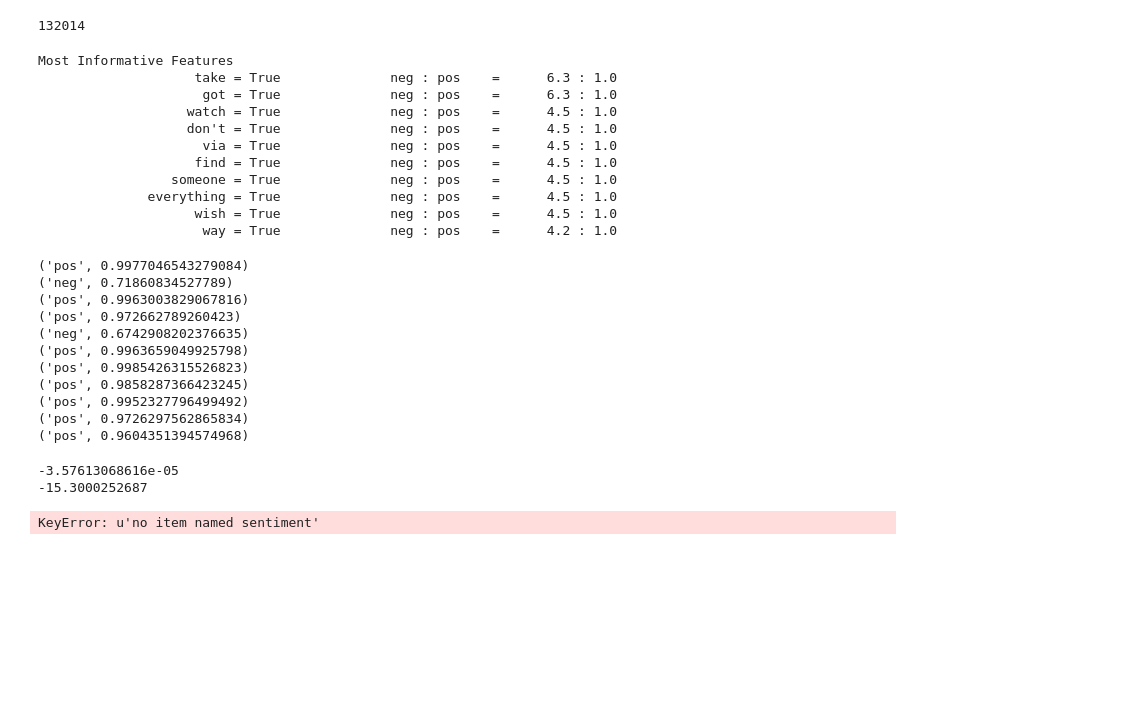
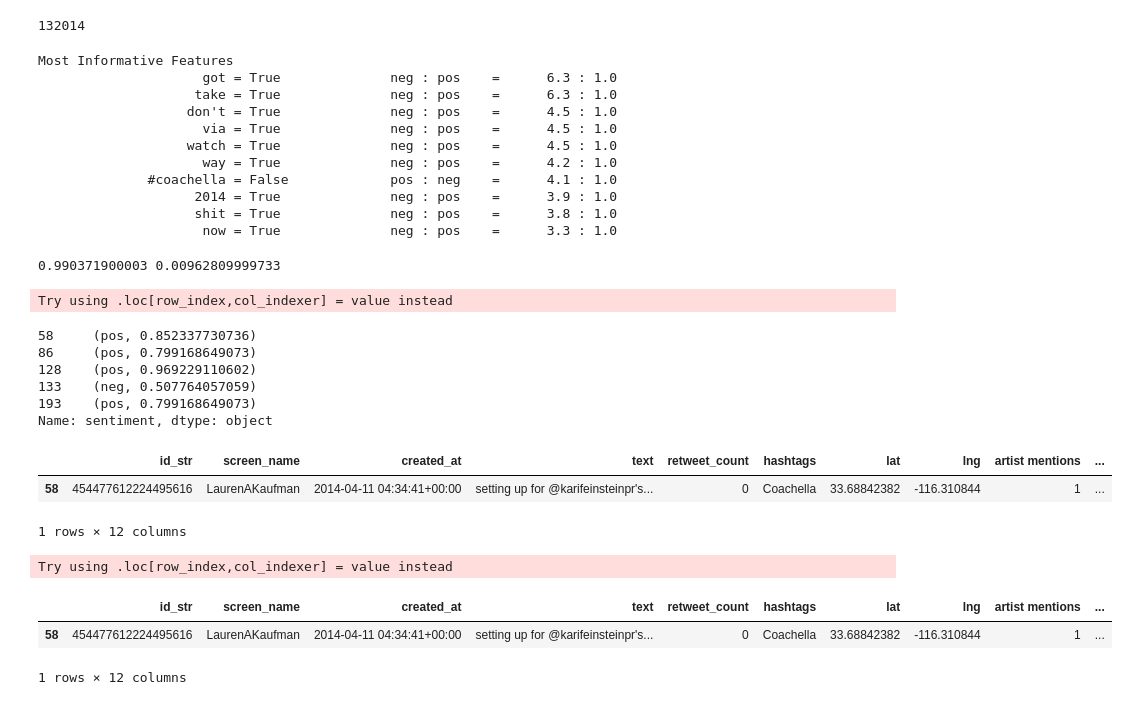
Before and after one commit to harry0123/hashtag, a Jupyter notebook: recommendation.ipynb, the cells around one changed output. Drawn from its saved outputs; the diff is of its cells as text; code cells hidden in the pictures; blank space fills up the shorter version.

```diff
--- a/recommendation.ipynb
+++ b/recommendation.ipynb
@@ -106,20 +108,19 @@ common_words = fdist.keys()[:1000]
 # %%
 t = [({word: (word in feature_selection(x[0])) for word in common_words}, x[1]) for x in train]
 # %%
-
+import nltk
 classifier = nltk.NaiveBayesClassifier.train(t)
 classifier.show_most_informative_features()
-test_sentence = "This is the best band I've ever heard"
 # %% [output]
 Most Informative Features
+                     got = True              neg : pos    =      6.3 : 1.0
                     take = True              neg : pos    =      6.3 : 1.0
-                     got = True              neg : pos    =      6.3 : 1.0
-                   watch = True              neg : pos    =      4.5 : 1.0
                    don't = True              neg : pos    =      4.5 : 1.0
                      via = True              neg : pos    =      4.5 : 1.0
-                    find = True              neg : pos    =      4.5 : 1.0
-                 someone = True              neg : pos    =      4.5 : 1.0
-              everything = True              neg : pos    =      4.5 : 1.0
-                    wish = True              neg : pos    =      4.5 : 1.0
+                   watch = True              neg : pos    =      4.5 : 1.0
                      way = True              neg : pos    =      4.2 : 1.0
+              #coachella = False             pos : neg    =      4.1 : 1.0
+                    2014 = True              neg : pos    =      3.9 : 1.0
+                    shit = True              neg : pos    =      3.8 : 1.0
+                     now = True              neg : pos    =      3.3 : 1.0
 # %%
@@ -146,41 +144,38 @@ def get_sentiment(tweet):
     #print x.logprob('neg')
     return cls, classifier.prob_classify(features).prob(cls)
 
-#print get_sentiment(filteredtweets[filteredtweets['id_str'] ==  454471456127451136]['text'].item())
-print get_sentiment('go get photo time tomorrow')
-for pair in train[:10]:
-   print get_sentiment(pair[0])
-#print nltk.classify.util.accuracy(classifier, train)
-#tweets['sentiment'] = tweets['sentiment'].apply(get_features)
-#tweets['sentiment'].head()
+#for pair in train:
+#    sentiment = get_sentiment(pair[0])
+#    print sentiment[0] == pair[1] , pair[1] , sentiment[1], sentiment[2], pair[0]
+#print nltk.classify.util.accuracy(classifier, t)
+
+test_sentence = "This is the best band I've ever heard"
+x = classifier.prob_classify(get_features(test_sentence))
+print x.prob('pos'), x.prob('neg')
 # %% [output]
-('pos', 0.9977046543279084)
-('neg', 0.71860834527789)
-('pos', 0.9963003829067816)
-('pos', 0.972662789260423)
-('neg', 0.6742908202376635)
-('pos', 0.9963659049925798)
-('pos', 0.9985426315526823)
-('pos', 0.9858287366423245)
-('pos', 0.9952327796499492)
-('pos', 0.9726297562865834)
-('pos', 0.9604351394574968)
+0.990371900003 0.00962809999733
-# %%
-#print get_features(test_sentence)
-classifier.classify(get_features(test_sentence))
-x = classifier.prob_classify(get_features(test_sentence))
-print x.logprob('pos')
-print x.logprob('neg')
-# %% [output]
--3.57613068616e-05
--15.3000252687
 # %%
-
-
+filteredtweets['sentiment'] = filteredtweets['text']
 filteredtweets['sentiment'] = filteredtweets['sentiment'].apply(get_sentiment)
-#tweets[tweets['sentiment'] != 'neg'].count()
+filteredtweets['sentiment'].head()
 # %% [output]
-KeyError: u'no item named sentiment'
+Try using .loc[row_index,col_indexer] = value instead
+58     (pos, 0.852337730736)
+86     (pos, 0.799168649073)
+128    (pos, 0.969229110602)
+133    (neg, 0.507764057059)
+193    (pos, 0.799168649073)
+Name: sentiment, dtype: object
 # %%
 filteredtweets['sentiment_score'] = filteredtweets['sentiment'].apply(lambda x: x[1])
-filteredtweets.head(20)
+filteredtweets['rating'] = filteredtweets['sentiment'].apply(lambda x: x[0])
+filteredtweets.head(1)
+#print filteredtweets[filteredtweets['rating'] == 'neg'].count()
+# %% [output]
+|  | id_str | screen_name | created_at | text | retweet_count | hashtags | lat | lng | artist mentions | ... |
+| 58 | 454477612224495616 | LaurenAKaufman | 2014-04-11 04:34:41+00:00 | setting up for @karifeinsteinpr's... | 0 | Coachella | 33.68842382 | -116.310844 | 1 | ... |
+1 rows × 12 columns
+Try using .loc[row_index,col_indexer] = value instead
+|  | id_str | screen_name | created_at | text | retweet_count | hashtags | lat | lng | artist mentions | ... |
+| 58 | 454477612224495616 | LaurenAKaufman | 2014-04-11 04:34:41+00:00 | setting up for @karifeinsteinpr's... | 0 | Coachella | 33.68842382 | -116.310844 | 1 | ... |
+1 rows × 12 columns
```
Also changed, not shown: parts of 6 cells of this notebook.
